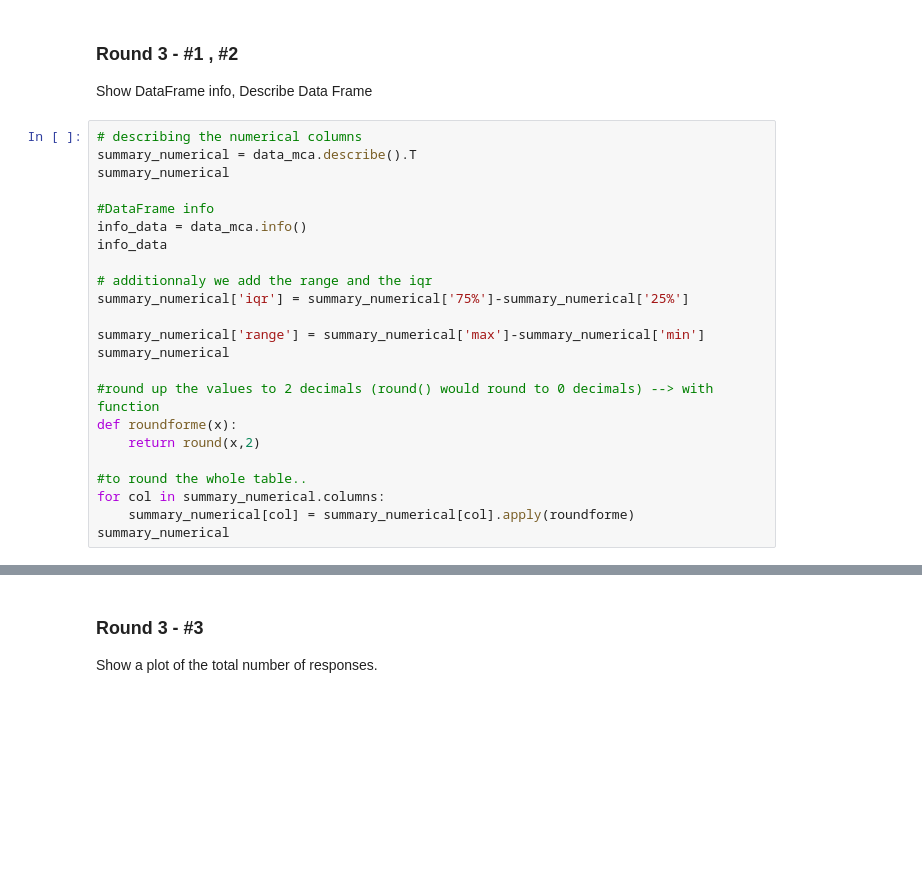
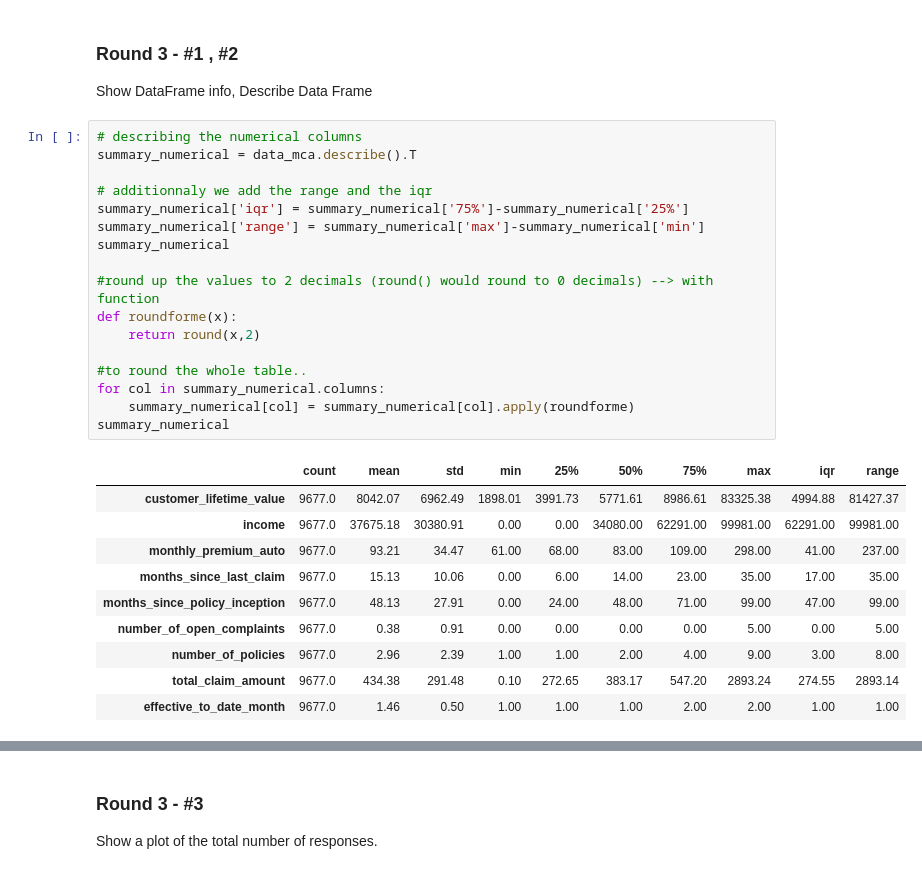
Before and after one commit to jochabo/lab-customer-analysis-round-2, a Jupyter notebook: files_for_lab/csv_files/Lab Customer Analysis.ipynb, the cells around one changed output, grey strips where cells are left out. Saved outputs shown, nothing was run; the diff lists cells and outputs as text; blank space fills up the shorter version.

```diff
--- a/files_for_lab/csv_files/Lab Customer Analysis.ipynb
+++ b/files_for_lab/csv_files/Lab Customer Analysis.ipynb
@@ -195,23 +350,28 @@ Show DataFrame info, Describe Data Frame
 # %%
 # describing the numerical columns
 summary_numerical = data_mca.describe().T
-summary_numerical
-
-#DataFrame info
-info_data = data_mca.info()
-info_data
 
 # additionnaly we add the range and the iqr
 summary_numerical['iqr'] = summary_numerical['75%']-summary_numerical['25%']
-
 summary_numerical['range'] = summary_numerical['max']-summary_numerical['min']
 summary_numerical
 
 #round up the values to 2 decimals (round() would round to 0 decimals) --> with function
 def roundforme(x):
     return round(x,2)
 
 #to round the whole table..
 for col in summary_numerical.columns:
     summary_numerical[col] = summary_numerical[col].apply(roundforme)
 summary_numerical
+# %% [output]
+|  | count | mean | std | min | 25% | 50% | 75% | max | iqr | range |
+| customer_lifetime_value | 9677.0 | 8042.07 | 6962.49 | 1898.01 | 3991.73 | 5771.61 | 8986.61 | 83325.38 | 4994.88 | 81427.37 |
+| income | 9677.0 | 37675.18 | 30380.91 | 0.00 | 0.00 | 34080.00 | 62291.00 | 99981.00 | 62291.00 | 99981.00 |
+| monthly_premium_auto | 9677.0 | 93.21 | 34.47 | 61.00 | 68.00 | 83.00 | 109.00 | 298.00 | 41.00 | 237.00 |
+| months_since_last_claim | 9677.0 | 15.13 | 10.06 | 0.00 | 6.00 | 14.00 | 23.00 | 35.00 | 17.00 | 35.00 |
+| months_since_policy_inception | 9677.0 | 48.13 | 27.91 | 0.00 | 24.00 | 48.00 | 71.00 | 99.00 | 47.00 | 99.00 |
+| number_of_open_complaints | 9677.0 | 0.38 | 0.91 | 0.00 | 0.00 | 0.00 | 0.00 | 5.00 | 0.00 | 5.00 |
+| number_of_policies | 9677.0 | 2.96 | 2.39 | 1.00 | 1.00 | 2.00 | 4.00 | 9.00 | 3.00 | 8.00 |
+| total_claim_amount | 9677.0 | 434.38 | 291.48 | 0.10 | 272.65 | 383.17 | 547.20 | 2893.24 | 274.55 | 2893.14 |
+| effective_to_date_month | 9677.0 | 1.46 | 0.50 | 1.00 | 1.00 | 1.00 | 2.00 | 2.00 | 1.00 | 1.00 |
```
Also changed, not shown: parts of 75 cells of this notebook, 1 other file.
